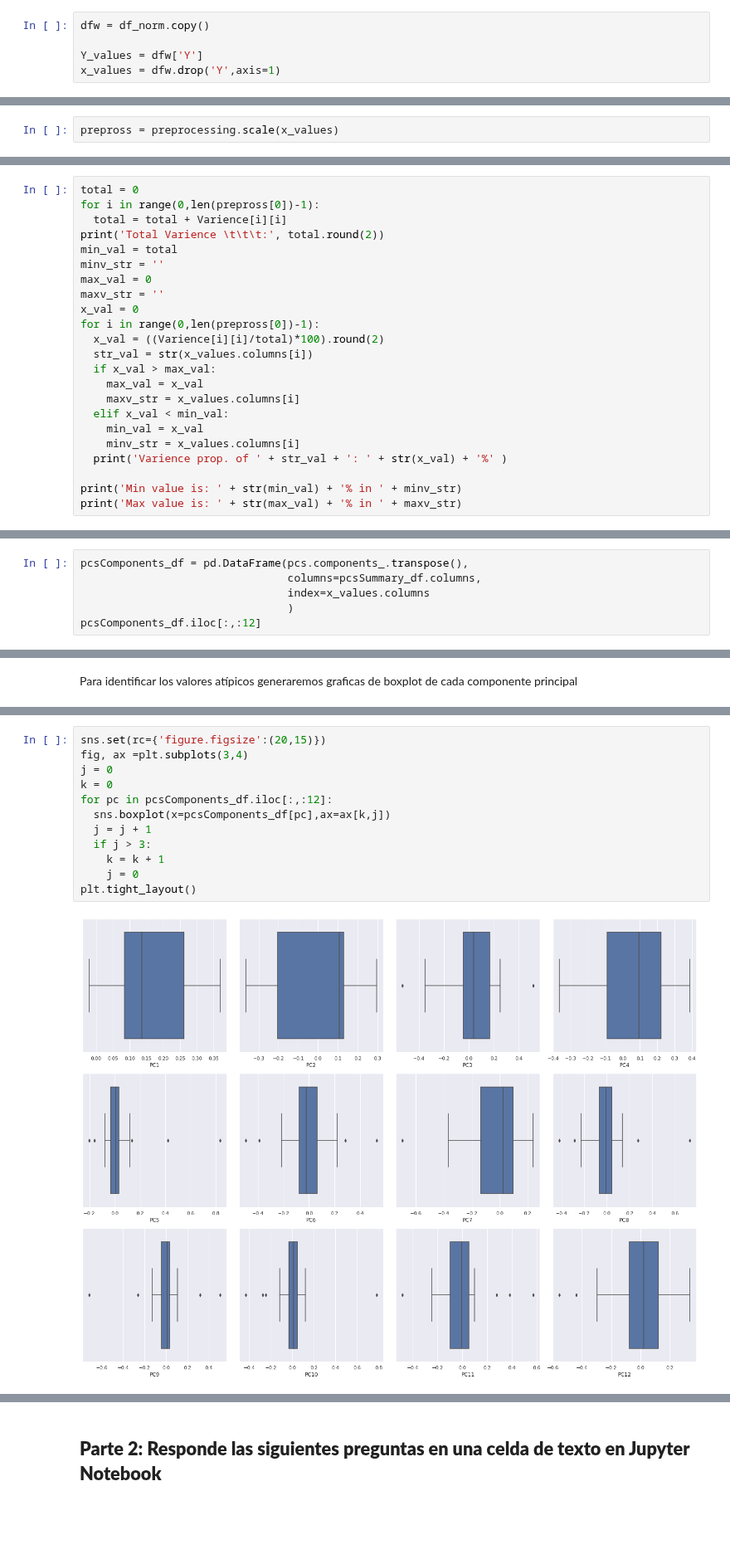
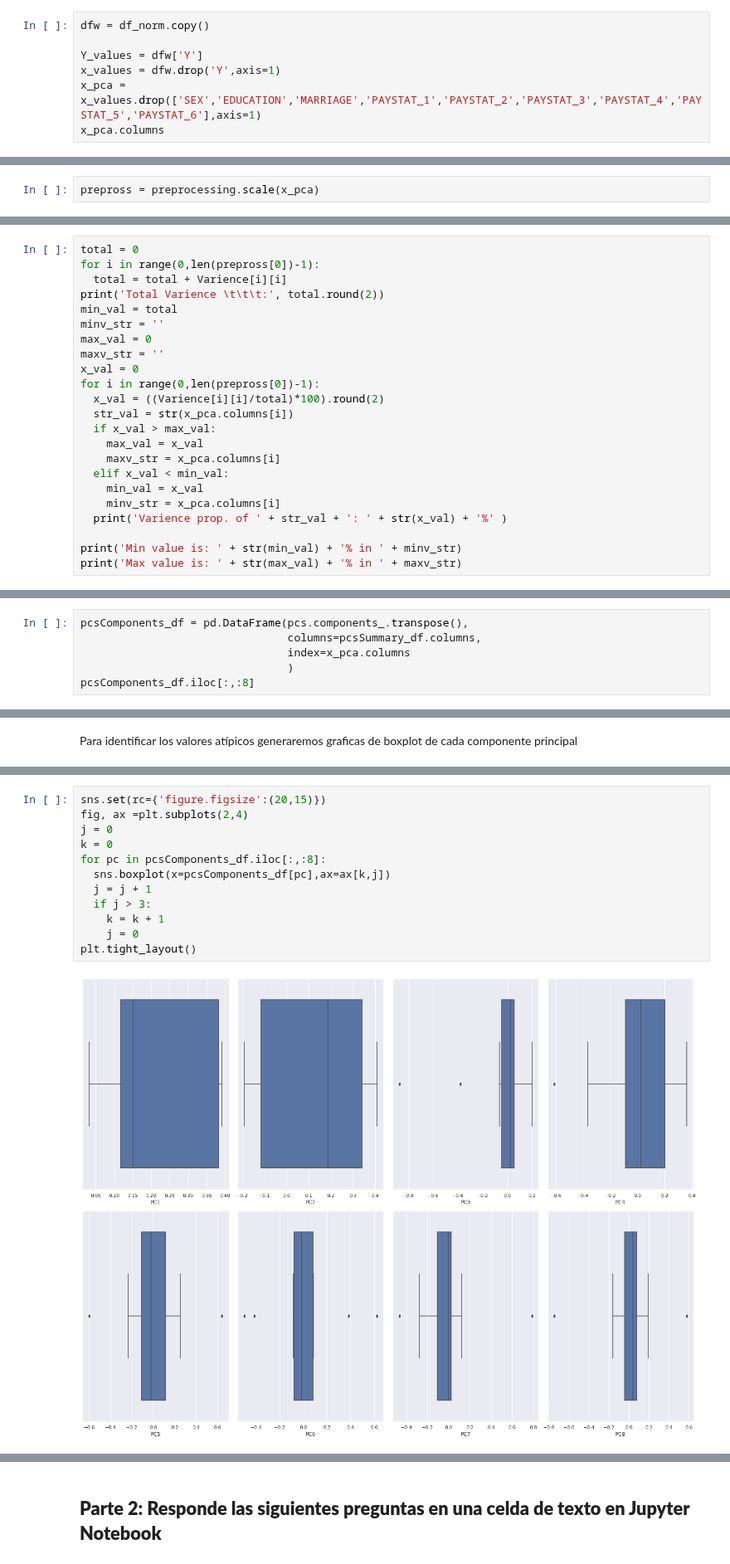
Before and after one commit to PosgradoMNA/actividades-del-projecto-equipo-52, a Jupyter notebook: Actividad Semanal -- 4.ipynb, the cells around one changed output, grey strips where cells are left out. Shown at 83% size. Saved outputs shown, nothing was run; the diff lists cells and outputs as text; blank space fills up the shorter version.

```diff
--- a/Actividad Semanal -- 4.ipynb
+++ b/Actividad Semanal -- 4.ipynb
@@ -76,3 +76,5 @@ dfw = df_norm.copy()
 
 Y_values = dfw['Y']
 x_values = dfw.drop('Y',axis=1)
+x_pca = x_values.drop(['SEX','EDUCATION','MARRIAGE','PAYSTAT_1','PAYSTAT_2','PAYSTAT_3','PAYSTAT_4','PAYSTAT_5','PAYSTAT_6'],axis=1)
+x_pca.columns
@@ -79,7 +85,7 @@ x_values = dfw.drop('Y',axis=1)
 # %% [markdown]
 Primero utilizamos el método de preprocessing de "scale" para tener todas las columnas en una misma escala
 # %%
-prepross = preprocessing.scale(x_values)
+prepross = preprocessing.scale(x_pca)
 # %% [markdown]
 Seguido evaluamos la proporción de la variancia de cada variable:
 # %%
@@ -111,13 +117,13 @@ maxv_str = ''
 x_val = 0
 for i in range(0,len(prepross[0])-1):
   x_val = ((Varience[i][i]/total)*100).round(2)
-  str_val = str(x_values.columns[i])
+  str_val = str(x_pca.columns[i])
   if x_val > max_val:
     max_val = x_val
-    maxv_str = x_values.columns[i]
+    maxv_str = x_pca.columns[i]
   elif x_val < min_val:
     min_val = x_val
-    minv_str = x_values.columns[i]
+    minv_str = x_pca.columns[i]
   print('Varience prop. of ' + str_val + ': ' + str(x_val) + '%' )
 
 print('Min value is: ' + str(min_val) + '% in ' + minv_str)
@@ -224,7 +229,7 @@ Comenzamos usando el método de .transpose() para acomodar los componentes princ
 # %%
 pcsComponents_df = pd.DataFrame(pcs.components_.transpose(),
                                 columns=pcsSummary_df.columns,
-                                index=x_values.columns
+                                index=x_pca.columns
                                 )
-pcsComponents_df.iloc[:,:12]
+pcsComponents_df.iloc[:,:8]
 # %% [output]
@@ -317,15 +316,15 @@ import matplotlib.pyplot as plt
 # %%
 sns.set(rc={'figure.figsize':(20,15)})
-fig, ax =plt.subplots(3,4)
+fig, ax =plt.subplots(2,4)
 j = 0
 k = 0
-for pc in pcsComponents_df.iloc[:,:12]:
+for pc in pcsComponents_df.iloc[:,:8]:
   sns.boxplot(x=pcsComponents_df[pc],ax=ax[k,j])
   j = j + 1
   if j > 3:
     k = k + 1
     j = 0
 plt.tight_layout()
 # %% [output]
-[figure, old version]
+[figure, new version]
 # %% [markdown]
```
Also changed, not shown: parts of 18 cells of this notebook.
